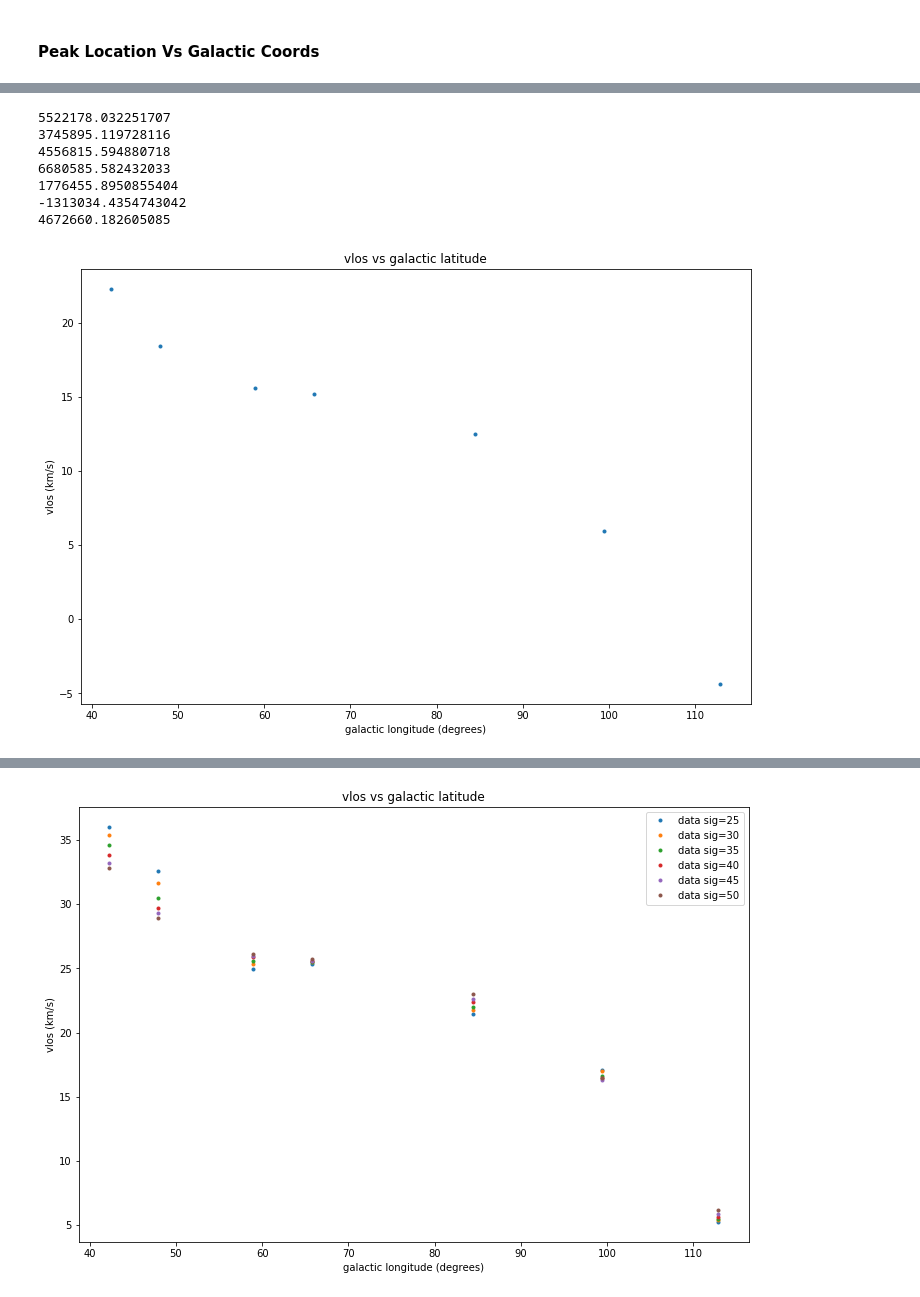
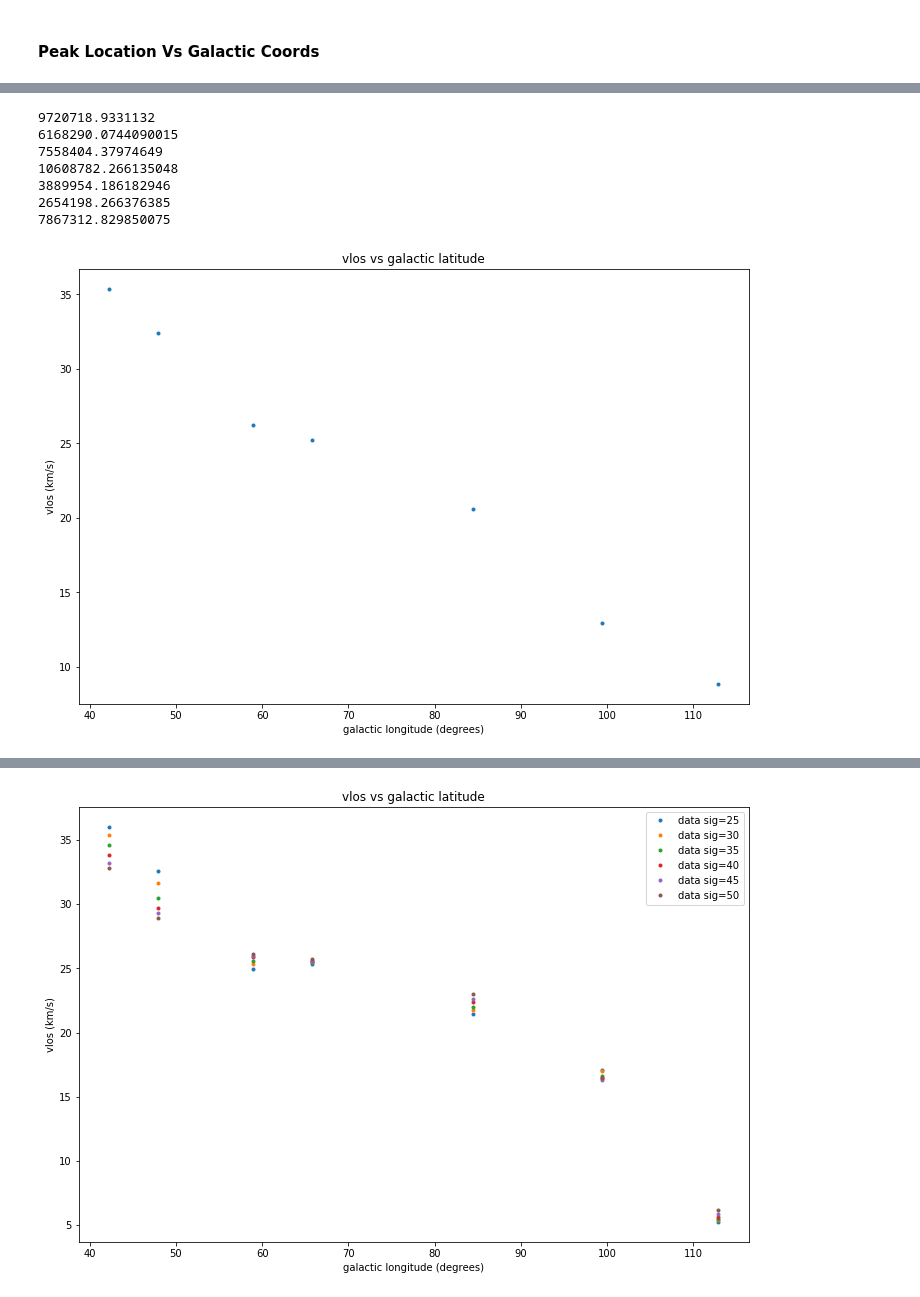
Before and after one commit to ShaabanM/ast2050_lab3, a Jupyter notebook: Analysis.ipynb, the cells around one changed output, grey strips where cells are left out. Drawn from its saved outputs; the diff is of its cells as text; code cells hidden in the pictures.

Commit message:
final ish notebook

```diff
--- a/Analysis.ipynb
+++ b/Analysis.ipynb
@@ -19,8 +19,8 @@ from jupyterthemes import jtplot
 # onedork | grade3 | oceans16 | chesterish | monokai | solarizedl | solarizedd
 #jtplot.style(theme="onedork",grid=False, figsize=[10,6])
 #jtplot.reset()
-matplotlib.rcParams['figure.figsize'] = [8, 4]
-%matplotlib notebook
+#matplotlib.rcParams['figure.figsize'] = [8, 4]
+#%matplotlib notebook
 # %%
 %%javascript
 IPython.OutputArea.prototype._should_scroll = function(lines) {
@@ -217,0 +234,5 @@ for i in range(len(sun_files)):
+# %%
+for i in range(len(locg)):
+    l = locg[keys[i]].l.deg
+    b = locg[keys[i]].b.deg
+    print (float("{0:.2f}".format(l)), "&", float("{0:.2f}".format(b)),"\\\\")
@@ -295,11 +321,11 @@ for i in range(1,len(keys)):
     y = y[int(len(y)/2.5):int(len(y)*3/4)]
     mults.insert(i,x*y)
 
-    #for j in range(12):
-        #y[np.argmax(y)] = np.mean(y)
-        #y[np.argmin(y)] = np.mean(y)
+    for j in range(12):
+        y[np.argmax(y)] = np.mean(y)
+        y[np.argmin(y)] = np.mean(y)
 
-    signal, peak = get_signal(y-np.mean(y), filter=True,sigma=35)
+    signal, peak = get_signal(y-np.mean(y), filter=True,sigma=10)
     long = locg[keys[i-1]].l.deg
     lat = locg[keys[i-1]].b.deg
 
@@ -363,26 +393,26 @@ def get_vts(vs,longs,lats):
 # %%
 vs = []
 l0 = 1420455634
-#l0 = 1420405751
+l0 = 1420405751
 for i in range(len(peaks)):
     print(get_v(peaks[i],l0)*299792)
     vs.insert(i,get_v(peaks[i],l0))
 
 plt.figure()
 plt.clf
 plt.plot(longs,vs,'.')
 plt.ylabel("vlos (km/s)")
 plt.xlabel("galactic longitude (degrees)")
 plt.title("vlos vs galactic latitude");
 # %% [output]
-5522178.032251707
-3745895.119728116
-4556815.594880718
-6680585.582432033
-1776455.8950855404
--1313034.4354743042
-4672660.182605085
+9720718.9331132
+6168290.0744090015
+7558404.37974649
+10608782.266135048
+3889954.186182946
+2654198.266376385
+7867312.829850075
-[figure, old version]
+[figure, new version]
 # %%
 vts = []
 rts = []
```
Also changed, not shown: parts of 23 cells of this notebook, 1 other file.
